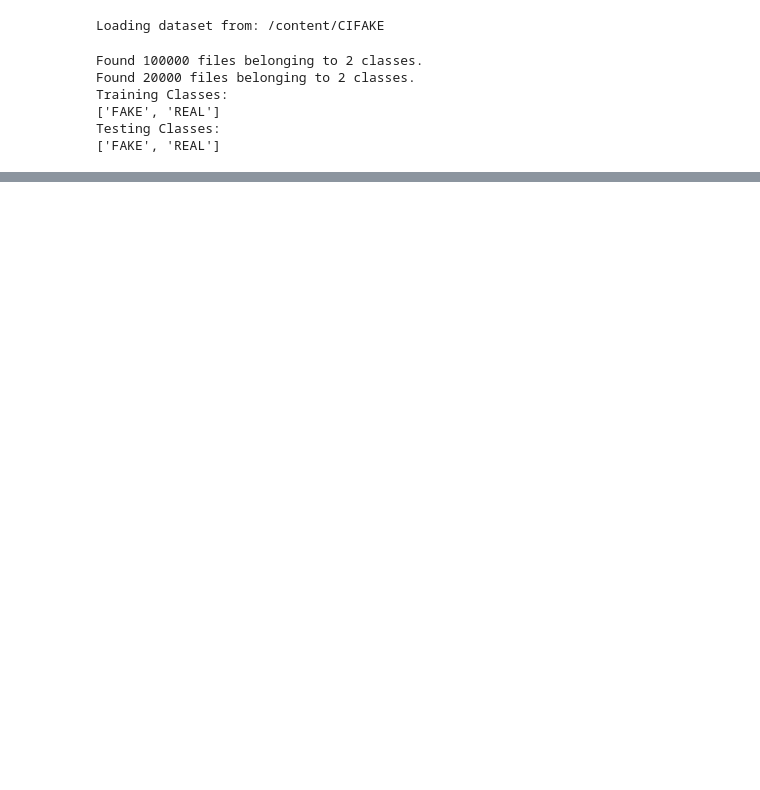
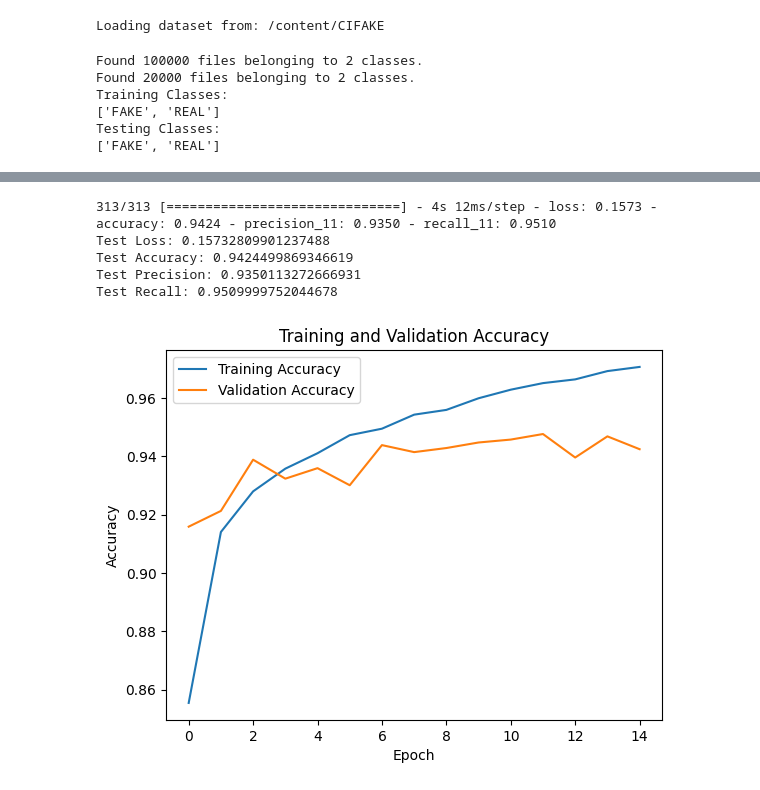
Before and after one commit to roydendsouza31/AI-Generated-Images-vs-Real-Images, a Jupyter notebook: main.ipynb, the cells around one changed output, grey strips where cells are left out. Drawn from its saved outputs; the diff is of its cells as text; code cells hidden in the pictures; blank space fills up the shorter version.

Commit message:
2nd commit( graph + validation accuracy)

```diff
--- a/main.ipynb
+++ b/main.ipynb
@@ -53,7 +53,7 @@ import tensorflow as tf
 
 img_height = 32 # The dataset is all 32px but this is here just to make sure
 img_width = 32
-batch_size = 32
+batch_size = 64
 
 # Load the training data
 train_ds = tf.keras.utils.image_dataset_from_directory(
@@ -136,12 +139,12 @@ print("Starting training...")
 history = model.fit(
   train_ds,
   validation_data=val_ds,
-  epochs=5,
+  epochs=15,
   verbose=1
 )
 
-!mkdir TrainedModelSave
-model.save("/content/TrainedModelSave") # Saving the model
+# !mkdir TrainedModelSave
+# model.save("/content/TrainedModelSave") # Saving the model
 
 print("Training finished.")
 # %% [output]
@@ -160 +167,27 @@ mkdir: cannot create directory ‘TrainedModelSave’: File exists
 Training finished.
+# %%
+# Evaluate the model on the test dataset
+loss, accuracy, precision, recall = model.evaluate(val_ds)
+
+# Print the evaluation metrics
+print(f"Test Loss: {loss}")
+print(f"Test Accuracy: {accuracy}")
+print(f"Test Precision: {precision}")
+print(f"Test Recall: {recall}")
+# %% [output]
+313/313 [==============================] - 4s 12ms/step - loss: 0.1573 - accuracy: 0.9424 - precision_11: 0.9350 - recall_11: 0.9510
+Test Loss: 0.15732809901237488
+Test Accuracy: 0.9424499869346619
+Test Precision: 0.9350113272666931
+Test Recall: 0.9509999752044678
+# %%
+# Plot training and validation accuracy on the same plot
+plt.plot(history.history['accuracy'], label='Training Accuracy')
+plt.plot(history.history['val_accuracy'], label='Validation Accuracy')
+plt.xlabel('Epoch')
+plt.ylabel('Accuracy')
+plt.title('Training and Validation Accuracy')
+plt.legend()
+plt.show()
+# %% [output]
+[figure, added]
```
Also changed, not shown: parts of 3 cells of this notebook.
